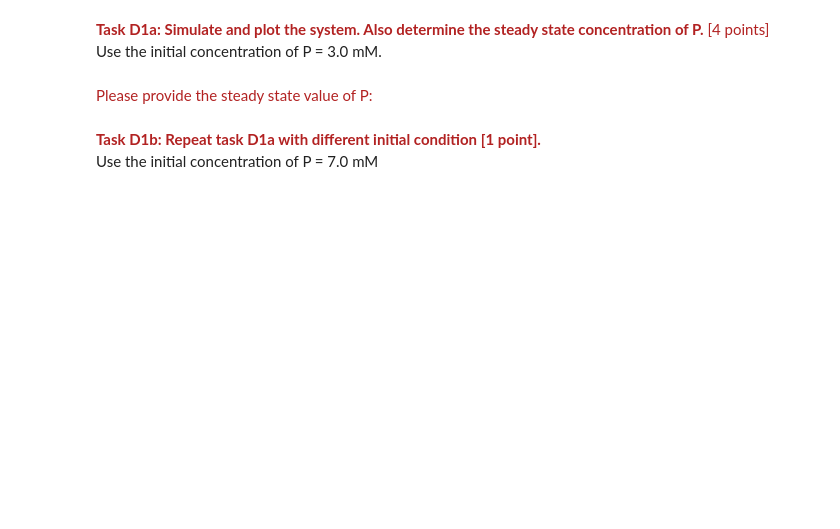
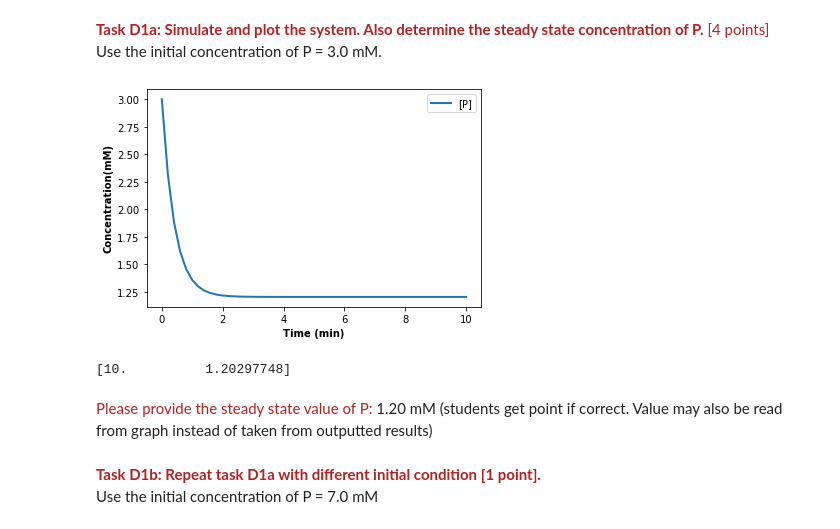
Before and after one commit to A2P2/Tools-of-Sys-Bio_RUG, a Jupyter notebook: 2020_Kinetic_modeling_in_Python_full.ipynb, the cells around one changed output. Drawn from its saved outputs; the diff is of its cells as text; code cells hidden in the pictures; blank space fills up the shorter version.

```diff
--- a/2020_Kinetic_modeling_in_Python_full.ipynb
+++ b/2020_Kinetic_modeling_in_Python_full.ipynb
@@ -922,0 +913,14 @@ In this task we will consider a biochemical system where molecule P is produced
+# %%
+# DEFINE MODEL AND SET INITIAL CONDITIONS
+model_stringD1='''
+    // Species initializations:
+    P=3;
+
+    // Reactions with rate laws:
+    R1:  -> P; 3+(20)/(1+2^(-3*(P-5))) - kd*P;
+
+    // Kinetic parameters:
+    kd = 2.5;
+
+'''
+modelD1=te.loada(model_stringD1)
@@ -923,5 +931,15 @@ In this task we will consider a biochemical system where molecule P is produced
+# %%
+# PLOT RESULTS
+modelD1.plot(xtitle = 'Time (min)', ytitle='Concentration(mM)')
+# %% [output]
+[figure, added]
+# %%
+# Steady state
+results_D1[-1]
+# %% [output]
+[10.          1.20297748]
 # %% [markdown]
-<font color='firebrick'>Please provide the steady state value of P:</b></font>
+<font color='firebrick'>Please provide the steady state value of P:</b></font> 1.20 mM (students get point if correct. Value may also be read from graph instead of taken from outputted results)
 # %% [markdown]
 <font color='firebrick'><b>Task D1b: Repeat task D1a with different initial condition [1 point].</b></font><br>
 Use the initial concentration of P = 7.0 mM
```
Also changed, not shown: parts of 33 cells of this notebook.
